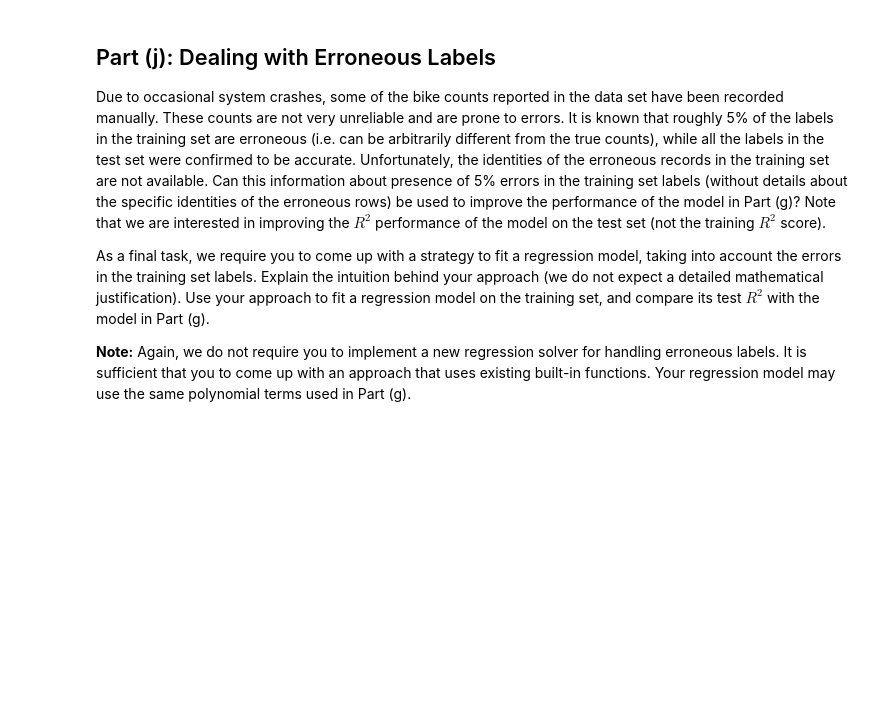
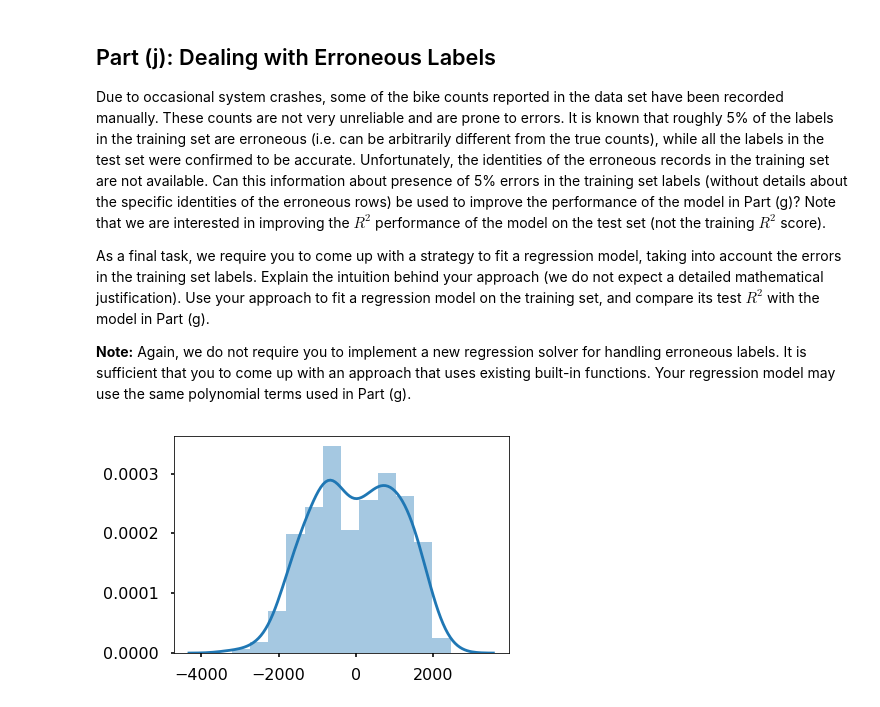
Before and after one commit to EverettSussman/CS109HW4, a Jupyter notebook: cs109a_hw4.ipynb, the cells around one changed output. Drawn from its saved outputs; the diff is of its cells as text; code cells hidden in the pictures; blank space fills up the shorter version.

```diff
--- a/cs109a_hw4.ipynb
+++ b/cs109a_hw4.ipynb
@@ -558,0 +557,11 @@ As a final task, we require you to come up with a strategy to fit a regression m
+# %%
+# your code here
+multModel = sm.OLS(yTrain, multTrainPredict).fit()
+yHatTrain = multModel.predict(multTrainPredict)
+
+fig, ax = plt.subplots(1)
+
+errors =  yTrain - yHatTrain
+ax = sns.distplot(errors)
+# %% [output]
+[figure, added]
```
Also changed, not shown: parts of 22 cells of this notebook.
